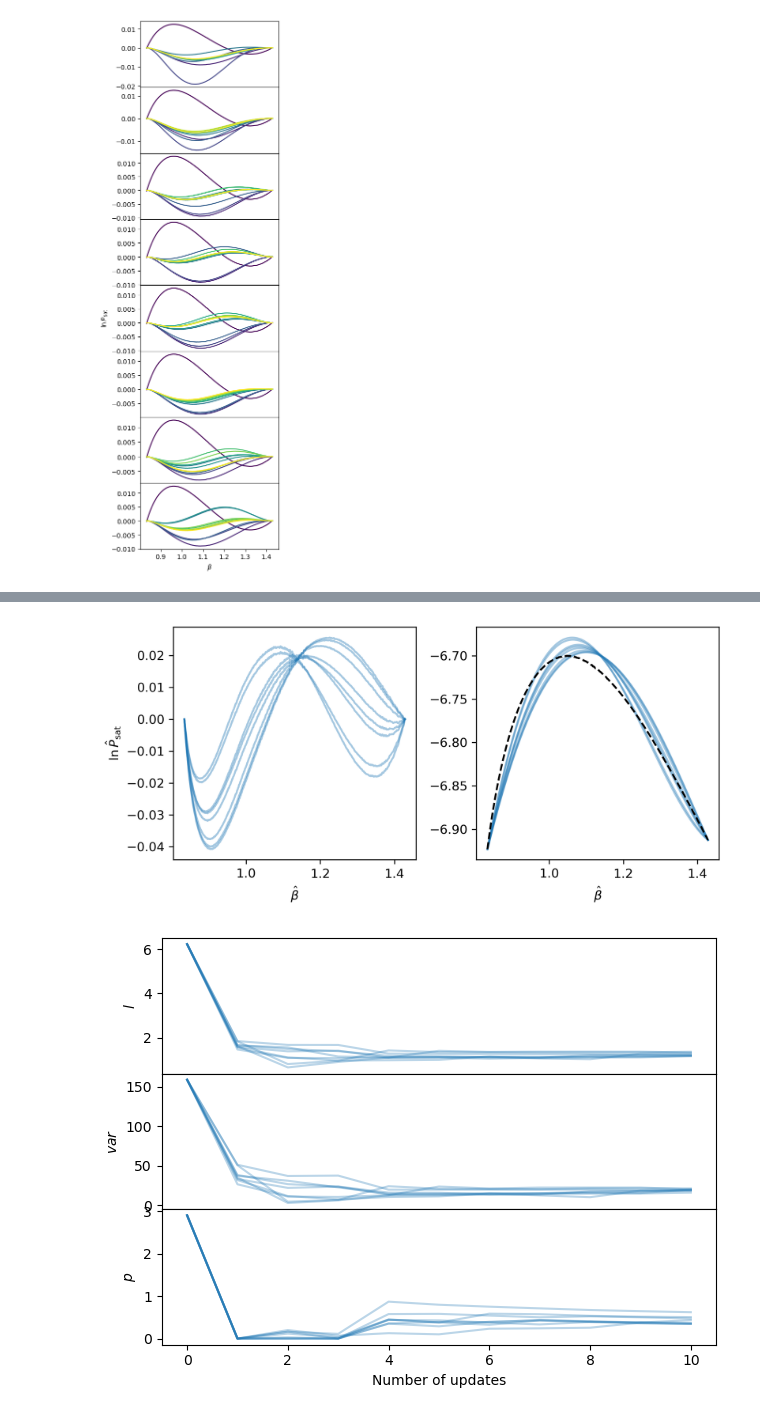
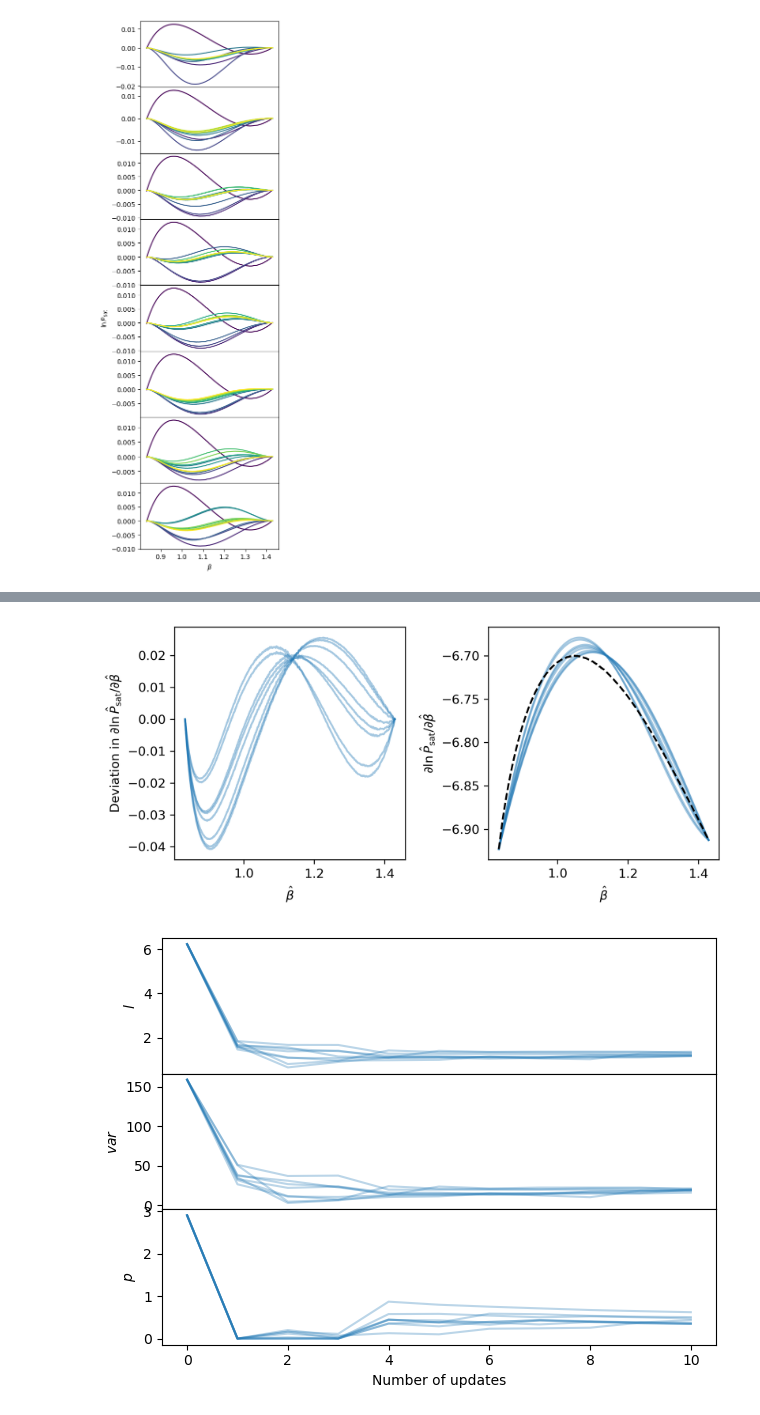
Before and after one commit to usnistgov/thermoextrap-archive, a Jupyter notebook: docs/notebooks/gpr/analysis_LJ_NPT.ipynb, the cells around one changed output, grey strips where cells are left out. Cells and saved outputs as stored; diff of their text form; code cells hidden in the pictures.

Commit message:
Revised figures based on manuscript feedback.

```diff
--- a/docs/notebooks/gpr/analysis_LJ_NPT.ipynb
+++ b/docs/notebooks/gpr/analysis_LJ_NPT.ipynb
@@ -94,36 +92,38 @@ To enable them in other operations, rebuild TensorFlow with the appropriate comp
 d_o = 1
 
 betas = np.linspace(1/1.2, 1/0.7, 1000)
 
 fig, ax = plt.subplots(1, 2, figsize=(7.13, 3.37), dpi=300)
 
 for i in range(len(run_dirs)):
     gp = gp_models['run%i'%(i+1)][-1]
     x_input = np.vstack([betas, d_o*np.ones_like(betas)]).T
     gp_mu = np.squeeze(gp.predict_f(x_input)[0])
     if d_o == 0:
         gt_func = gt_lnpsat
     elif d_o == 1:
         gt_func = gt_dlnpsatdbeta
     else:
         gt_func = gt_lnpsat.derivative(d_o)
     ax[0].plot(betas,
                (gp_mu - gt_func(betas)),
                color='tab:blue', alpha=0.4)
     ax[1].plot(betas,
                gp_mu,
                color='tab:blue', alpha=0.4)
     if i == len(gp_models) - 1:
         ax[1].plot(betas, gt_func(betas), 'k--')
 
 ax[0].set_xlabel(r'$\hat{\beta}$')
 ax[1].set_xlabel(r'$\hat{\beta}$')
-ax[0].set_ylabel(r'$\ln \hat{P}_\mathrm{sat}$')
-# ax[0].set_ylabel(r'$\partial \ln \hat{P}_\mathrm{sat} / \partial \hat{\beta}$')
+# ax[0].set_ylabel(r'Deviation in $\ln \hat{P}_\mathrm{sat}$')
+# ax[1].set_ylabel(r'$\ln \hat{P}_\mathrm{sat}$')
+ax[0].set_ylabel(r'Deviation in $\partial \ln \hat{P}_\mathrm{sat} / \partial \hat{\beta}$')
+ax[1].set_ylabel(r'$\partial \ln \hat{P}_\mathrm{sat} / \partial \hat{\beta}$')
 
 fig.tight_layout()
 # %% [output]
-[figure, old version]
+[figure, new version]
 # %%
 #Want to look at convergence of model parameters
 fig, ax = plt.subplots(3, sharex=True, sharey=False)
```
Also changed, not shown: parts of 3 cells of this notebook.
